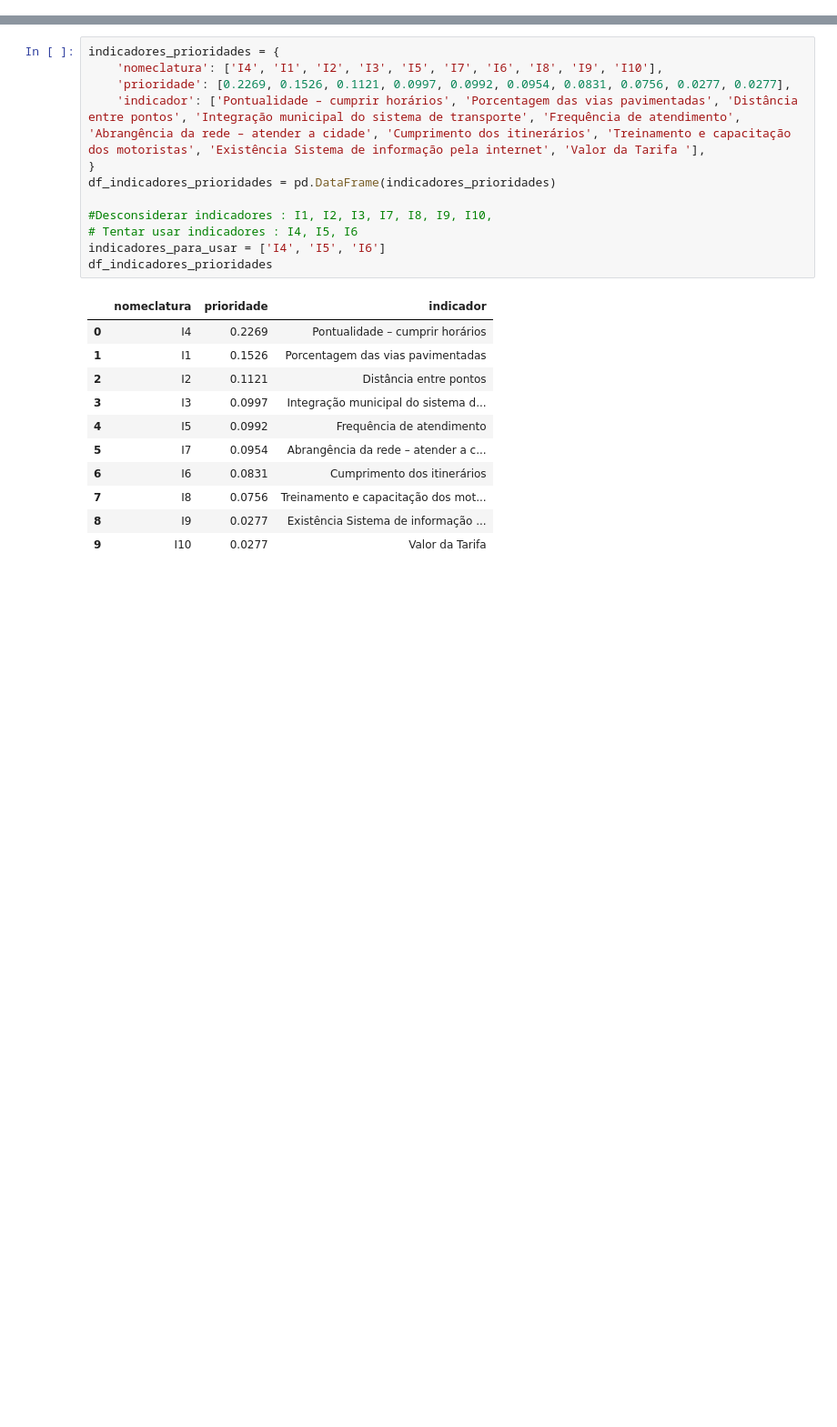
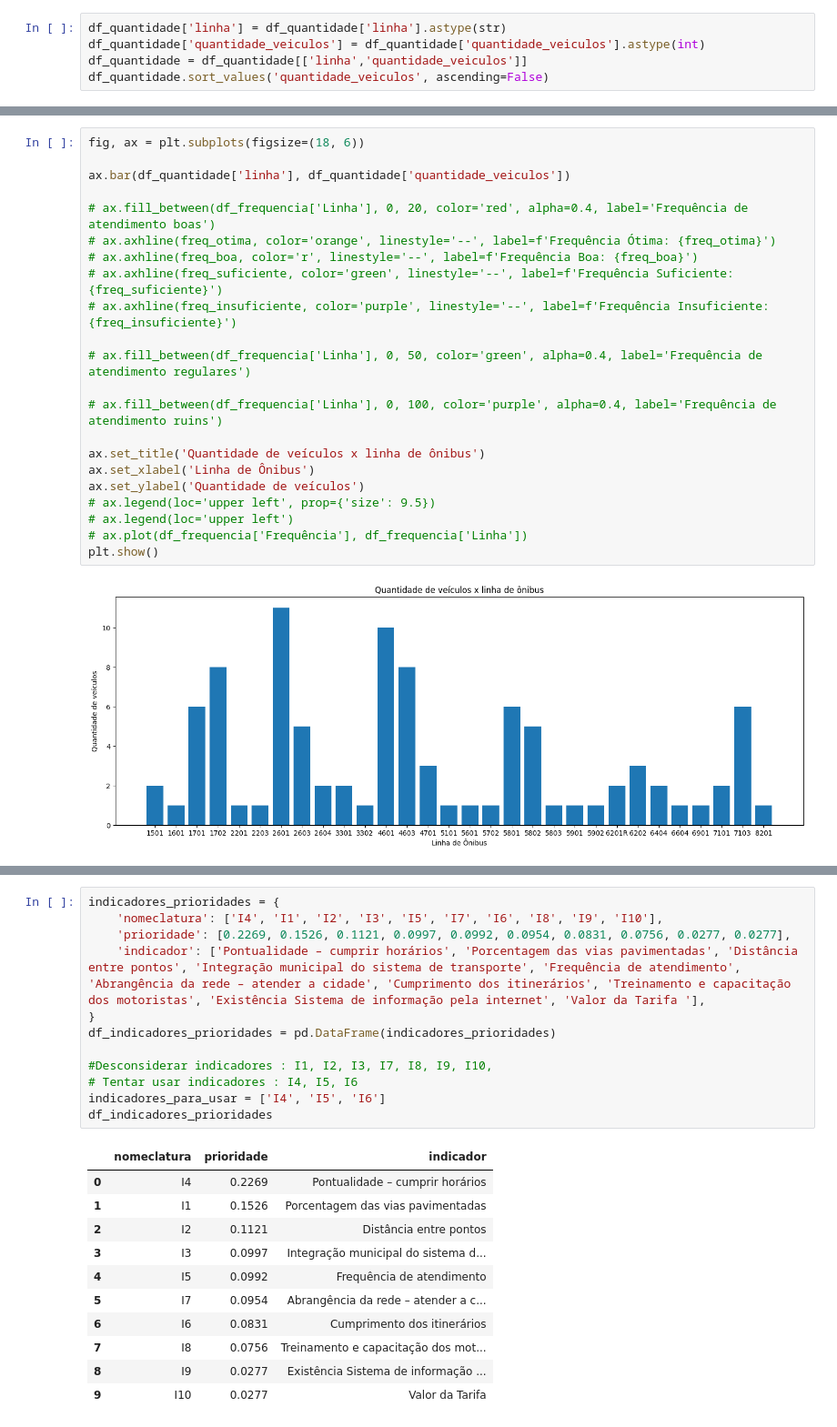
Before and after one commit to YagoMaia/quali_bus, a Jupyter notebook: app/graficos.ipynb, the cells around one changed output, grey strips where cells are left out. Shown: that part at 91% size. Saved outputs shown, nothing was run; the diff lists cells and outputs as text; blank space fills up the shorter version.

```diff
--- a/app/graficos.ipynb
+++ b/app/graficos.ipynb
@@ -19,3 +19,8 @@ df_frequencia['Linha'] = df_frequencia['Linha'].astype(str)
 df_frequencia.sort_values('Frequência')
 
 freq_otima, freq_boa, freq_suficiente, freq_insuficiente = 10, 15, 30, 40
+# %%
+df_quantidade['linha'] = df_quantidade['linha'].astype(str)
+df_quantidade['quantidade_veiculos'] = df_quantidade['quantidade_veiculos'].astype(int)
+df_quantidade = df_quantidade[['linha','quantidade_veiculos']]
+df_quantidade.sort_values('quantidade_veiculos', ascending=False)
@@ -22 +45,25 @@ freq_otima, freq_boa, freq_suficiente, freq_insuficiente = 10, 15, 30, 40
+# %%
+fig, ax = plt.subplots(figsize=(18, 6))
+
+ax.bar(df_quantidade['linha'], df_quantidade['quantidade_veiculos'])
+
+# ax.fill_between(df_frequencia['Linha'], 0, 20, color='red', alpha=0.4, label='Frequência de atendimento boas')
+# ax.axhline(freq_otima, color='orange', linestyle='--', label=f'Frequência Ótima: {freq_otima}')
+# ax.axhline(freq_boa, color='r', linestyle='--', label=f'Frequência Boa: {freq_boa}')
+# ax.axhline(freq_suficiente, color='green', linestyle='--', label=f'Frequência Suficiente: {freq_suficiente}')
+# ax.axhline(freq_insuficiente, color='purple', linestyle='--', label=f'Frequência Insuficiente: {freq_insuficiente}')
+
+# ax.fill_between(df_frequencia['Linha'], 0, 50, color='green', alpha=0.4, label='Frequência de atendimento regulares')
+
+# ax.fill_between(df_frequencia['Linha'], 0, 100, color='purple', alpha=0.4, label='Frequência de atendimento ruins')
+
+ax.set_title('Quantidade de veículos x linha de ônibus')
+ax.set_xlabel('Linha de Ônibus')
+ax.set_ylabel('Quantidade de veículos')
+# ax.legend(loc='upper left', prop={'size': 9.5})
+# ax.legend(loc='upper left')
+# ax.plot(df_frequencia['Frequência'], df_frequencia['Linha'])
+plt.show()
+# %% [output]
+[figure, added]
 # %%
```
Also changed, not shown: parts of 7 cells of this notebook, 9 other files.
